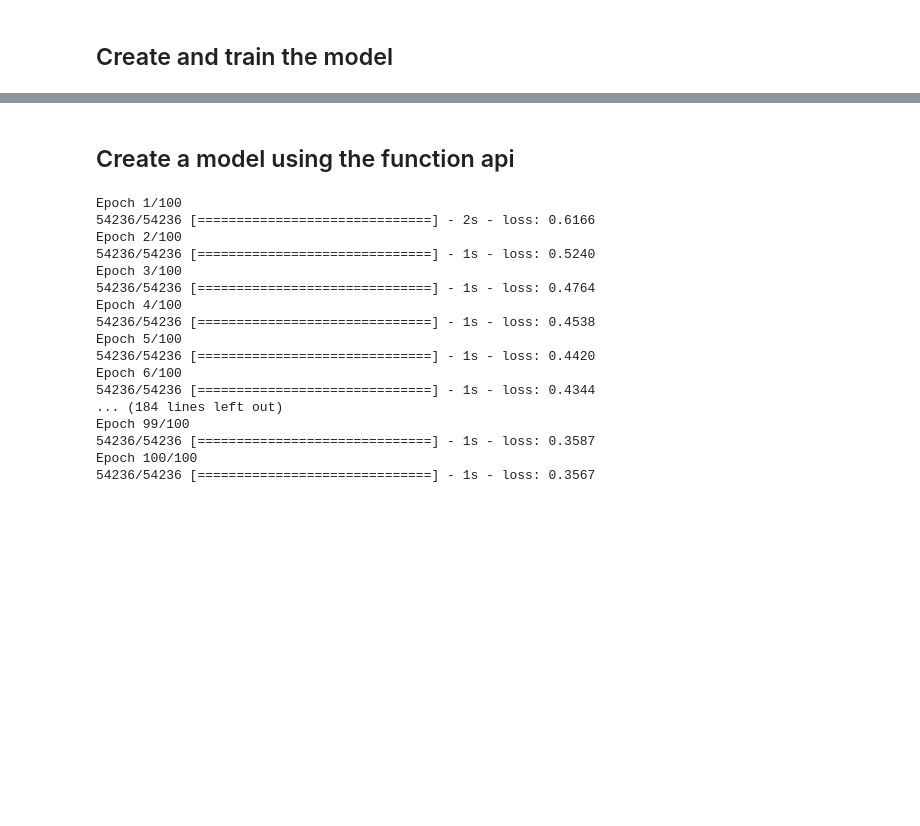
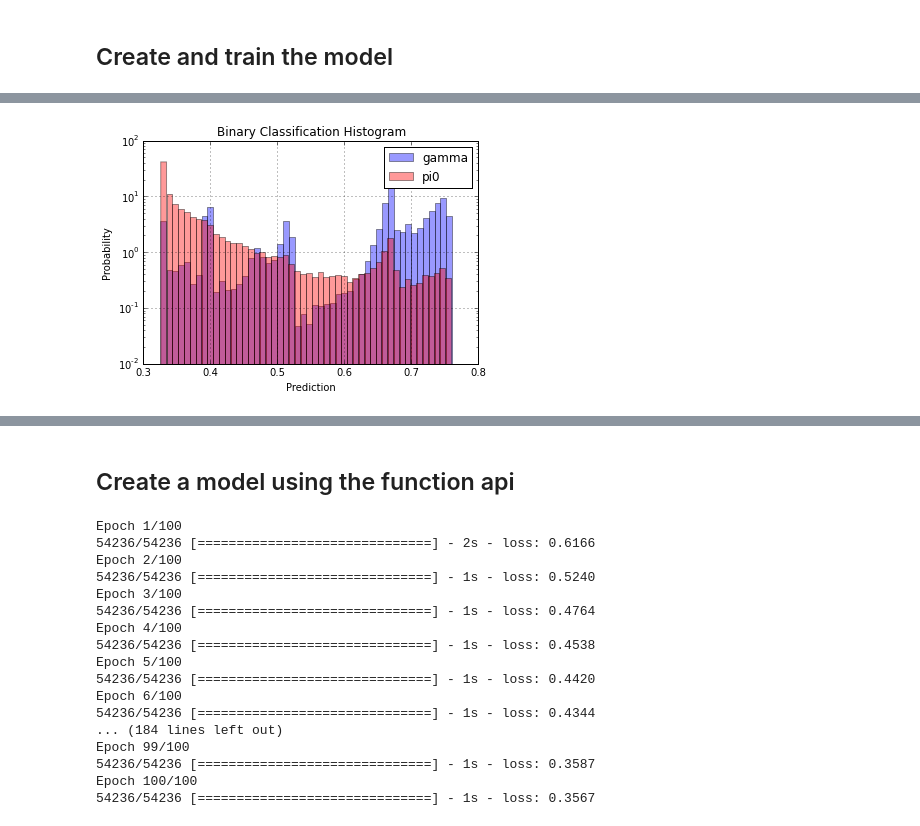
Before and after one commit to cmscaltech/summer16-NikolausHowe, a Jupyter notebook: dense10.ipynb, the cells around one changed output, grey strips where cells are left out. Cells and saved outputs as stored; diff of their text form; code cells hidden in the pictures; blank space fills up the shorter version.

```diff
--- a/dense10.ipynb
+++ b/dense10.ipynb
@@ -70,0 +74,4 @@ Epoch 10/10
+# %%
+draw_histogram(train_data, train_labels, model)
+# %% [output]
+[figure, added]
```
Also changed, not shown: parts of 6 cells of this notebook, 3 other files.
